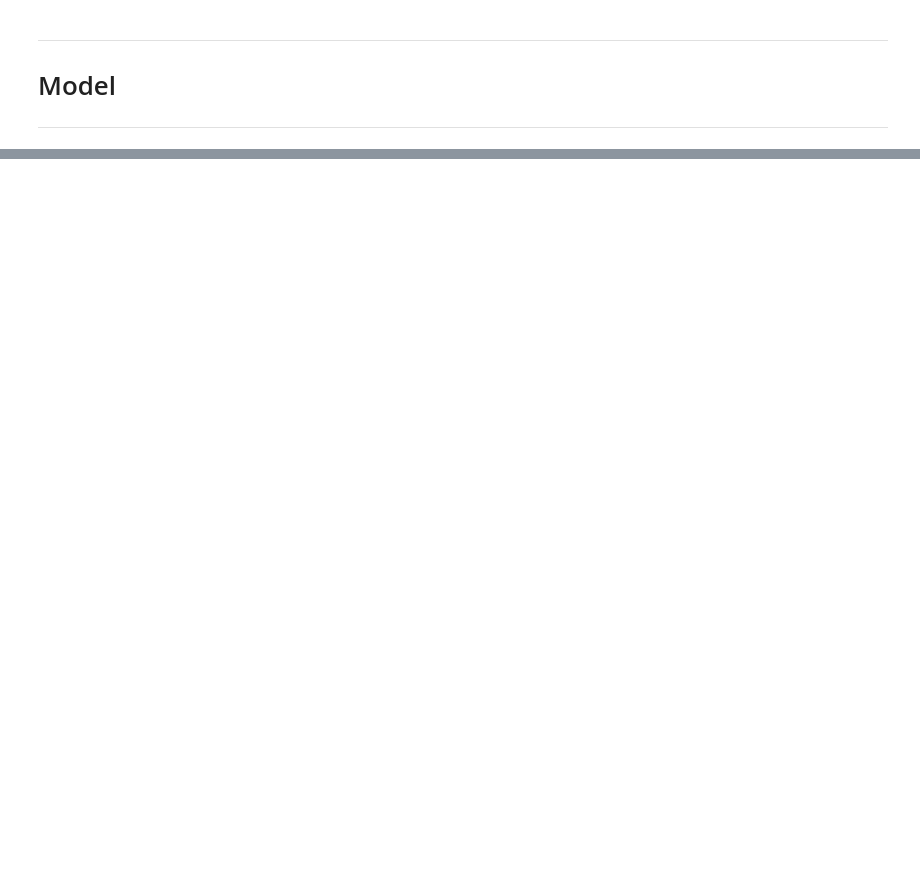
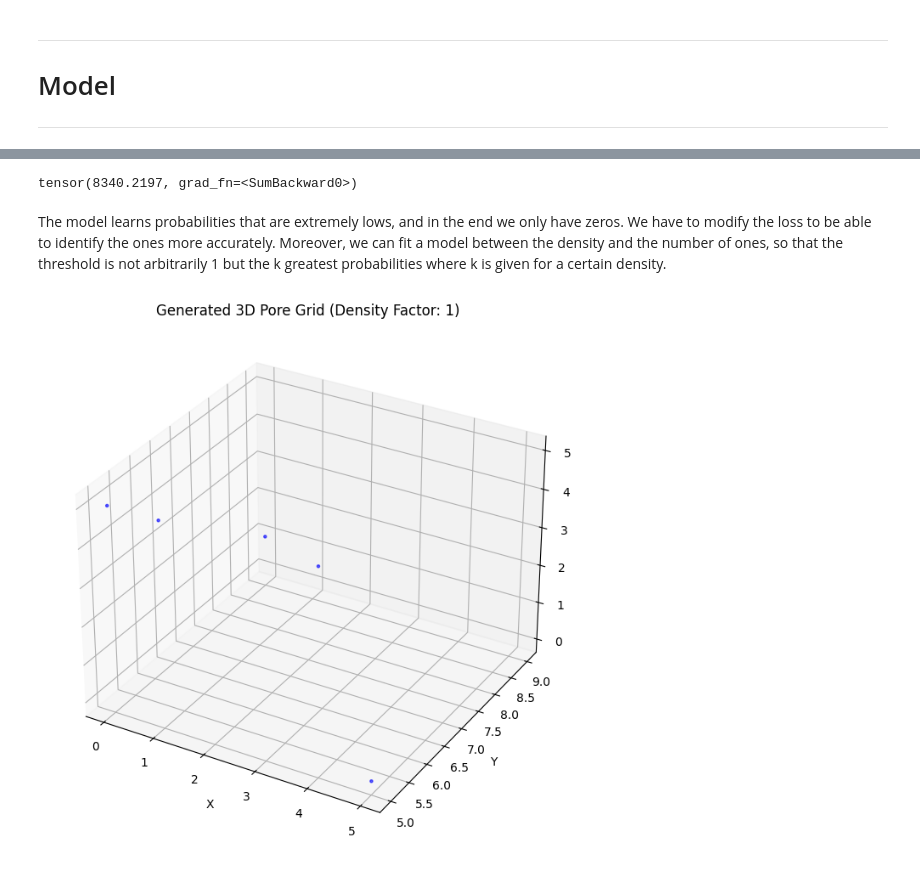
Before and after one commit to kruuZHAW/porosity_reconstruction, a Jupyter notebook: notebooks/sandbox.ipynb, the cells around one changed output, grey strips where cells are left out. Cells and saved outputs as stored; diff of their text form; code cells hidden in the pictures; blank space fills up the shorter version.

```diff
--- a/notebooks/sandbox.ipynb
+++ b/notebooks/sandbox.ipynb
@@ -137,0 +261,5 @@ if __name__ == "__main__":
+# %%
+ckpt_path = os.path.join(current_dir,"lightning_logs", "version_1", "checkpoints", "best_reconstructor.ckpt")
+model_load = VAE(latent_dim=128,  beta = 0.1)
+model_load.load_state_dict(torch.load(ckpt_path)["state_dict"])
+model_load.eval()
@@ -137,0 +284,6 @@ if __name__ == "__main__":
+# %%
+grid_test, d_test = dataset.__getitem__(138)
+reco, mu1, logvar1 = model_load.forward(grid_test.unsqueeze(0), d_test.unsqueeze(0))
+reco.sum()
+# %% [output]
+tensor(8340.2197, grad_fn=<SumBackward0>)
@@ -137,0 +292,55 @@ if __name__ == "__main__":
+# %% [markdown]
+The model learns probabilities that are extremely lows, and in the end we only have zeros. We have to modify the loss to be able to identify the ones more accurately. Moreover, we can fit a model between the density and the number of ones, so that the threshold is not arbitrarily 1 but the k greatest probabilities where k is given for a certain density.
+# %%
+import torch
+import numpy as np
+import matplotlib.pyplot as plt
+from mpl_toolkits.mplot3d import Axes3D
+
+def visualize_pore_grid(model, density_factor=0.3, random_sample=False):
+    """
+    Generates and visualizes a 3D pore structure using the trained VAE model.
+
+    Parameters:
+    - model: Trained VAE model
+    - density_factor (float): The density value to condition the generation on
+    - random_sample (bool): If True, samples a random latent vector
+    """
+
+    model.eval()  # Set to evaluation mode
+
+    with torch.no_grad():
+        # Sample a random latent vector or use mean latent representation
+        latent_dim = model.latent_dim
+        if random_sample:
+            z = torch.randn(1, latent_dim)  # Random sampling
+        else:
+            z = torch.zeros(1, latent_dim)  # Use mean latent vector
+
+        # Convert density factor to tensor
+        density_tensor = torch.tensor([[density_factor]], dtype=torch.float32)
+
+        # Generate 3D pore grid
+        generated_grid = model.decode(z, density_tensor).squeeze().cpu().numpy()  # Shape: (30,30,30)
+
+        # Threshold to obtain binary pore structure (0 or 1)
+        binary_grid = (generated_grid > 0.5).astype(int)
+
+        # Extract coordinates of pore locations (where grid == 1)
+        x, y, z = np.where(binary_grid == 1)
+
+        # Plot 3D scatter of pores
+        fig = plt.figure(figsize=(8, 8))
+        ax = fig.add_subplot(111, projection='3d')
+        ax.scatter(x, y, z, c='blue', marker='o', alpha=0.6, s=5)
+
+        # Labels & settings
+        ax.set_xlabel("X")
+        ax.set_ylabel("Y")
+        ax.set_zlabel("Z")
+        ax.set_title(f"Generated 3D Pore Grid (Density Factor: {density_factor})")
+        plt.show()
+
+visualize_pore_grid(model_load, density_factor=1, random_sample=True)
+# %% [output]
+[figure, added]
```
Also changed, not shown: parts of 10 cells of this notebook, 3 other files.
